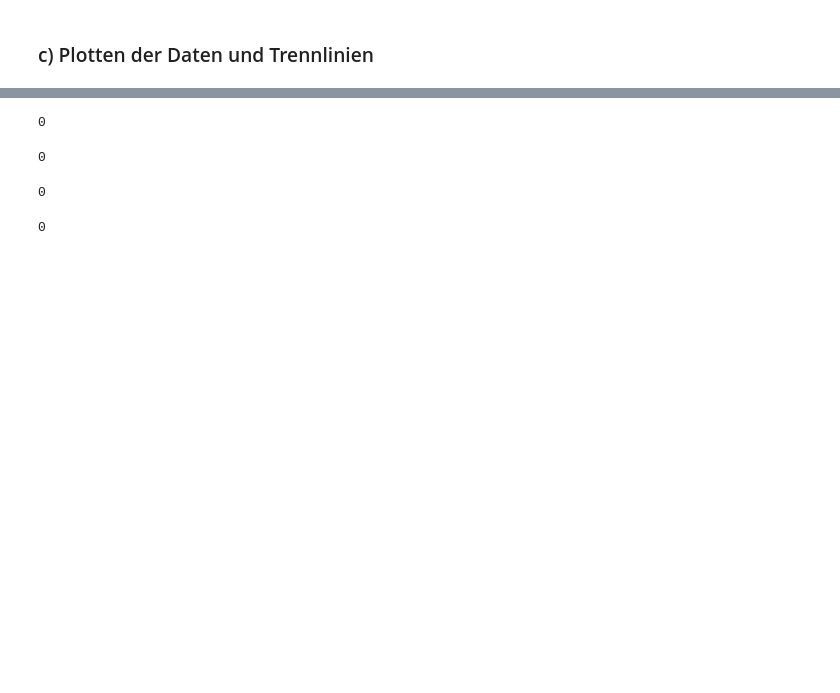
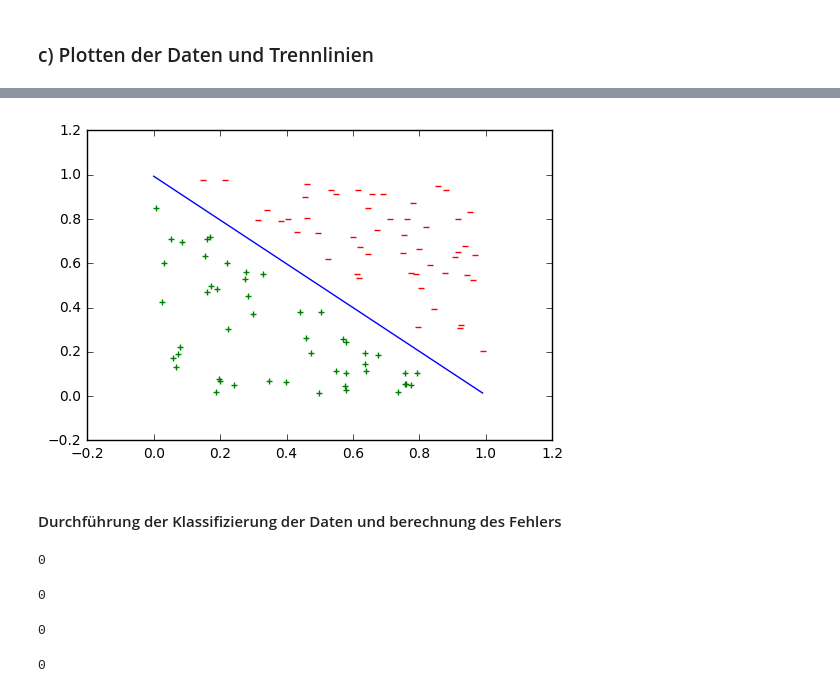
Before and after one commit to aliceziegler/Data_science_git_repo, a Jupyter notebook: Blatt 07/Übungsblatt 7.ipynb, the cells around one changed output, grey strips where cells are left out. Cells and saved outputs as stored; diff of their text form; code cells hidden in the pictures; blank space fills up the shorter version.

```diff
--- a/Blatt 07/Übungsblatt 7.ipynb
+++ b/Blatt 07/Übungsblatt 7.ipynb
@@ -307,3 +287,18 @@ plt.show()
+# %%
+gen4ClassMinus = gen4[gen4[:,2] == -1]
+gen4ClassPlus = gen4[gen4[:,2] == 1]
+
+plt.scatter(gen4ClassMinus[:,0],gen4ClassMinus[:,1],marker="_", c="red")
+plt.scatter(gen4ClassPlus[:,0],gen4ClassPlus[:,1],marker="+", c="green")
+
+abline4 = evaluateFunction(xVals,res4.x)
+plt.plot(xVals,abline4,c="blue")
+
+plt.show()
+# %% [output]
+[figure, added]
+# %% [markdown]
+#### Durchführung der Klassifizierung der Daten und berechnung des Fehlers ####
 # %%
 def compareClasses(classes1,classes2):
     errors = 0
```
Also changed, not shown: parts of 23 cells of this notebook.
